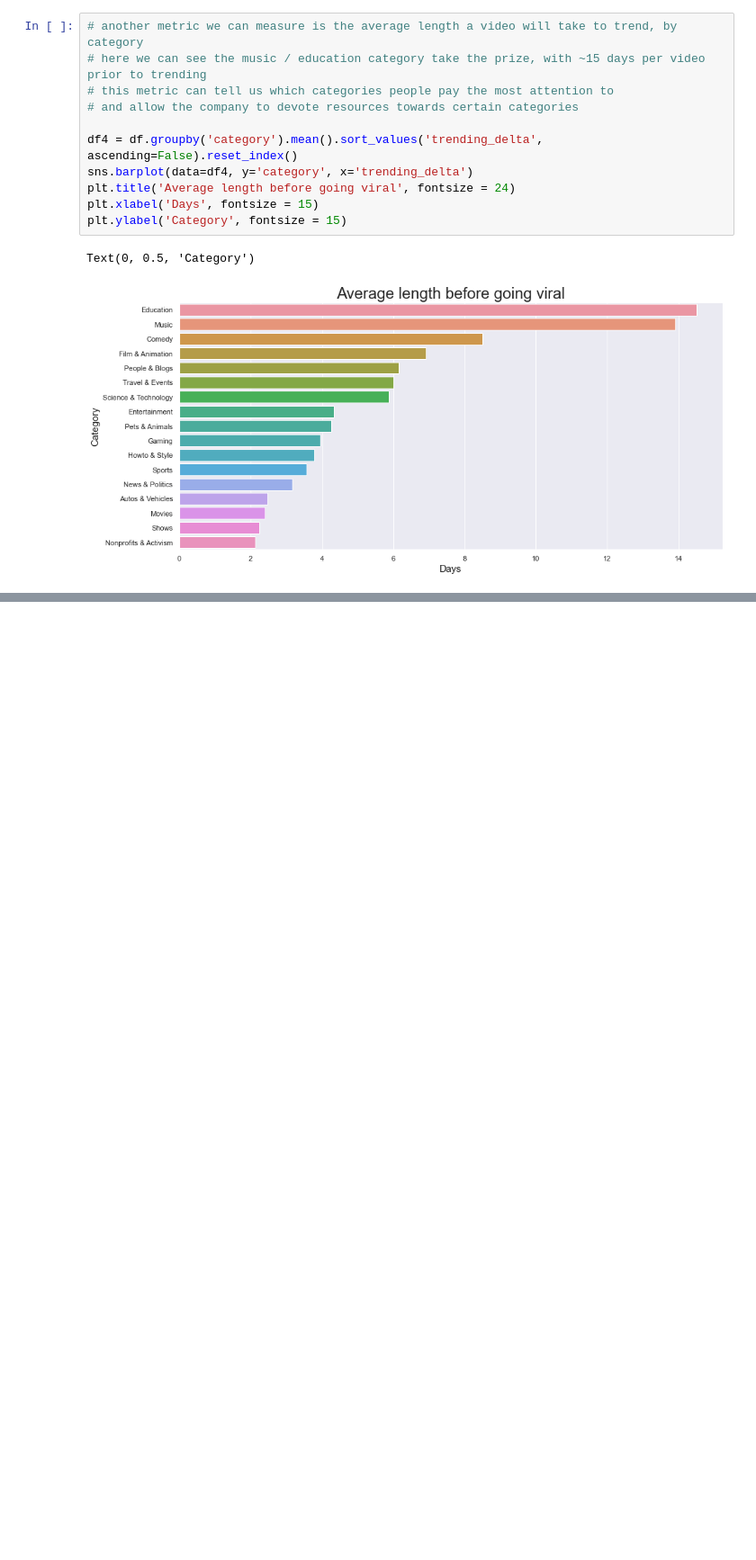
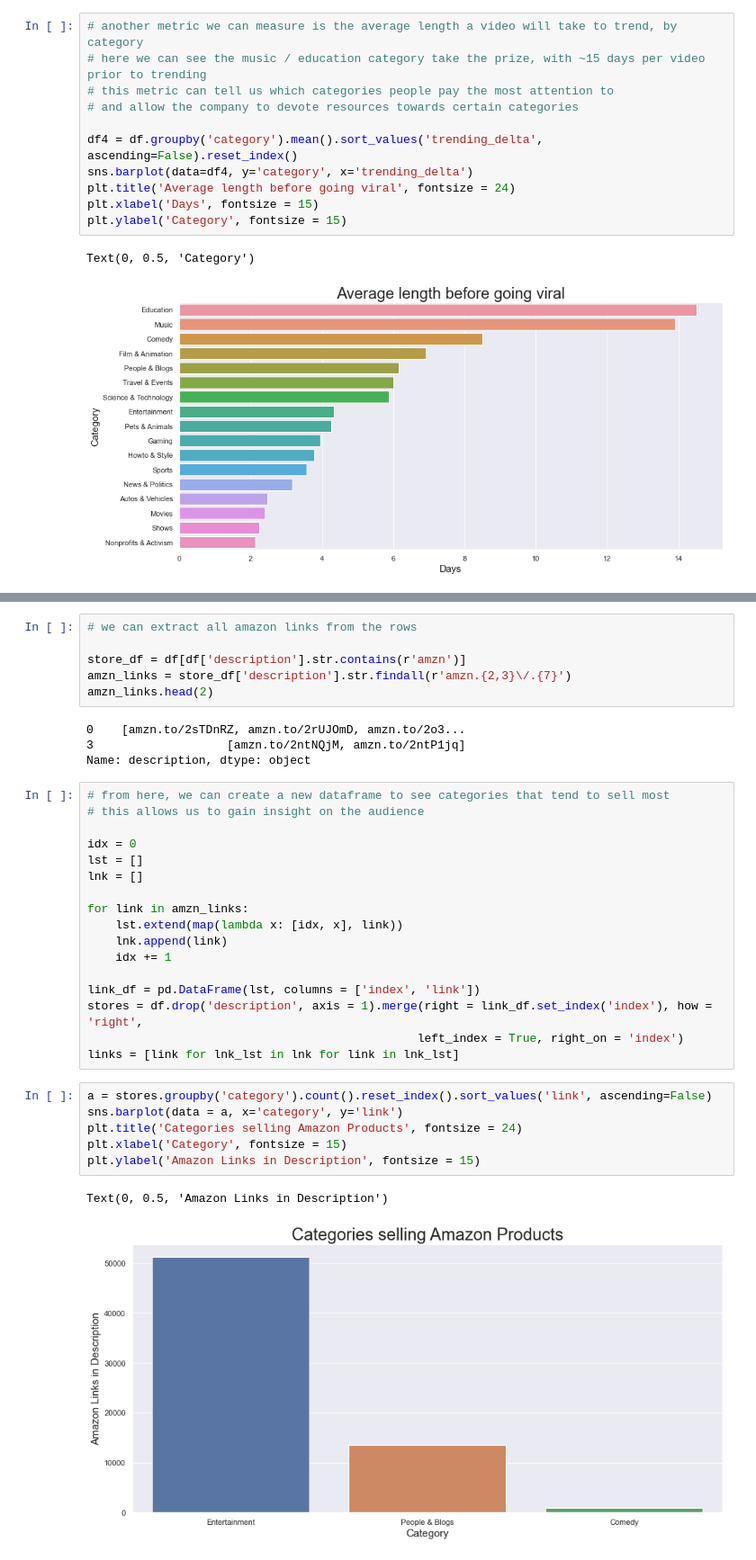
Before and after one commit to danielosetiawan/YouTube-EDA, a Jupyter notebook: youtube ipynb.ipynb, the cells around one changed output, grey strips where cells are left out. Shown at 90% size. Saved outputs shown, nothing was run; the diff lists cells and outputs as text; blank space fills up the shorter version.

```diff
--- a/youtube ipynb.ipynb
+++ b/youtube ipynb.ipynb
@@ -459,0 +445,36 @@ Text(0, 0.5, 'Category')
+# %%
+# we can extract all amazon links from the rows
+
+store_df = df[df['description'].str.contains(r'amzn')]
+amzn_links = store_df['description'].str.findall(r'amzn.{2,3}\/.{7}')
+amzn_links.head(2)
+# %% [output]
+0    [amzn.to/2sTDnRZ, amzn.to/2rUJOmD, amzn.to/2o3...
+3                   [amzn.to/2ntNQjM, amzn.to/2ntP1jq]
+Name: description, dtype: object
+# %%
+# from here, we can create a new dataframe to see categories that tend to sell most
+# this allows us to gain insight on the audience
+
+idx = 0
+lst = []
+lnk = []
+
+for link in amzn_links:
+    lst.extend(map(lambda x: [idx, x], link))
+    lnk.append(link)
+    idx += 1
+
+link_df = pd.DataFrame(lst, columns = ['index', 'link'])
+stores = df.drop('description', axis = 1).merge(right = link_df.set_index('index'), how = 'right',
+                                               left_index = True, right_on = 'index')
+links = [link for lnk_lst in lnk for link in lnk_lst]
+# %%
+a = stores.groupby('category').count().reset_index().sort_values('link', ascending=False)
+sns.barplot(data = a, x='category', y='link')
+plt.title('Categories selling Amazon Products', fontsize = 24)
+plt.xlabel('Category', fontsize = 15)
+plt.ylabel('Amazon Links in Description', fontsize = 15)
+# %% [output]
+Text(0, 0.5, 'Amazon Links in Description')
+[figure, added]
```
Also changed, not shown: parts of 16 cells of this notebook, 2 other files.
